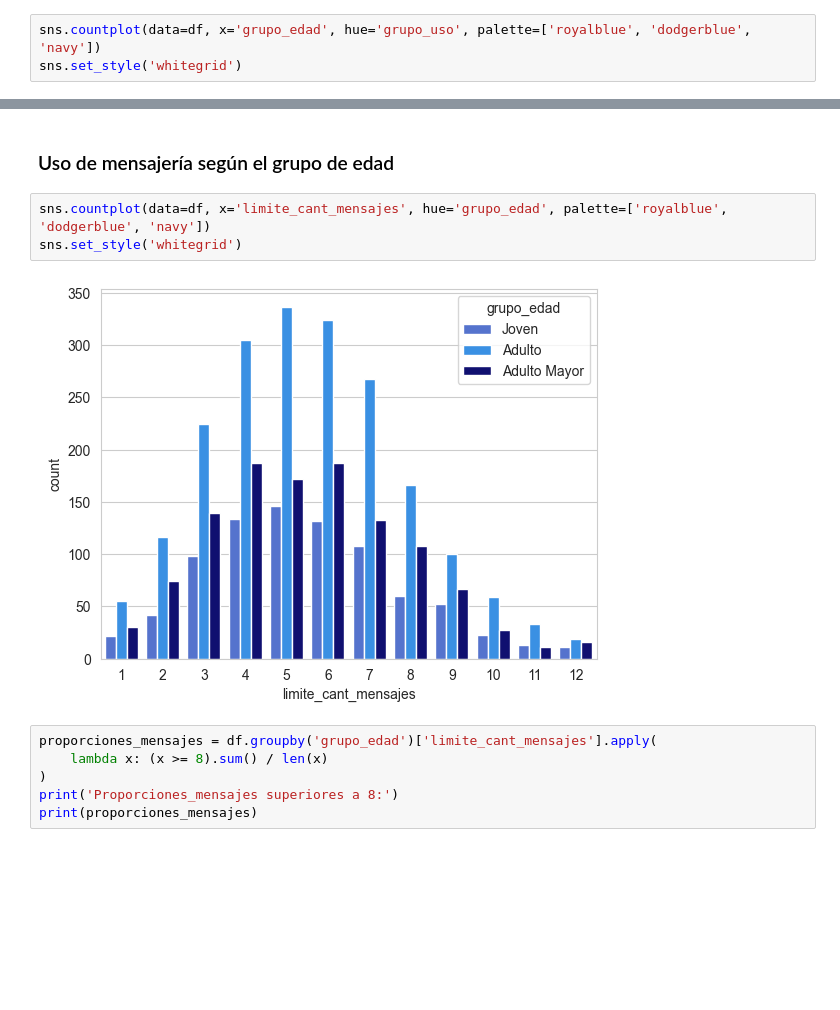
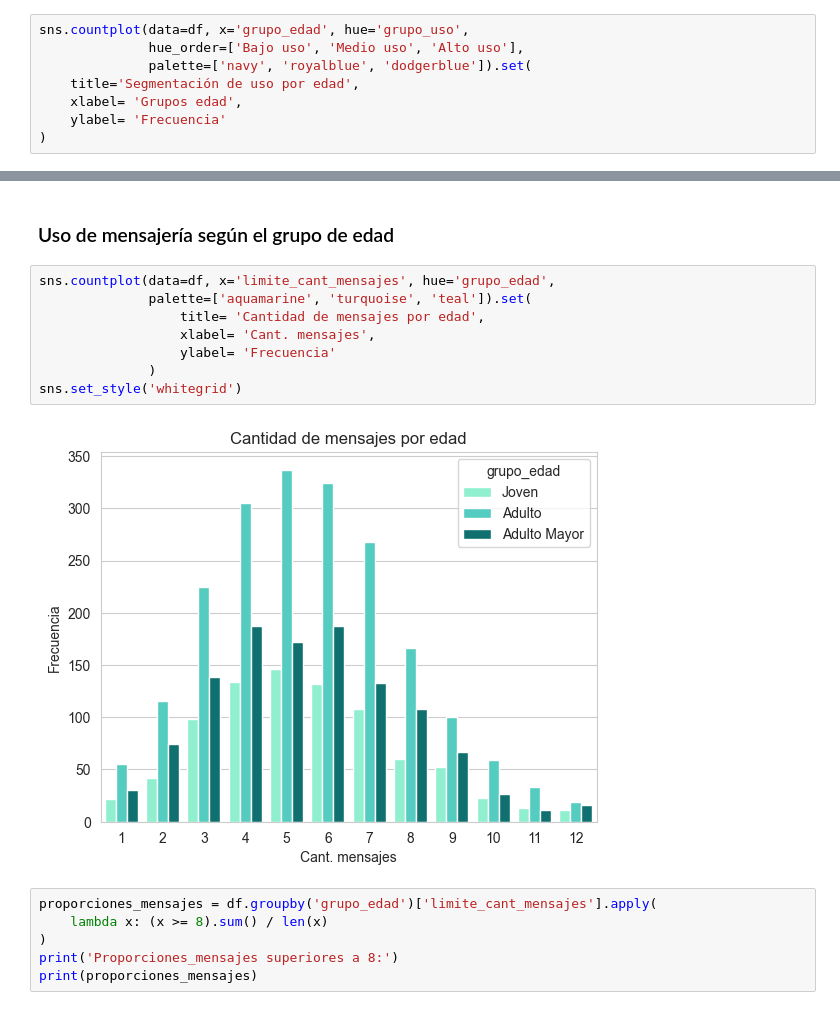
Before and after one commit to RobertoBG1111/connectatel-user-segmentation, a Jupyter notebook: notebooks/03_analisis.ipynb, the cells around one changed output, grey strips where cells are left out. Saved outputs shown, nothing was run; the diff lists cells and outputs as text; blank space fills up the shorter version.

```diff
--- a/notebooks/03_analisis.ipynb
+++ b/notebooks/03_analisis.ipynb
@@ -165,6 +174,11 @@ Los adultos mayores, como se había mencionado anteriormente si adquieren estos
 # %% [markdown]
 ### Comparación de grupos de uso con grupos de edad
 # %%
-sns.countplot(data=df, x='grupo_edad', hue='grupo_uso', palette=['royalblue', 'dodgerblue', 'navy'])
-sns.set_style('whitegrid')
+sns.countplot(data=df, x='grupo_edad', hue='grupo_uso',
+              hue_order=['Bajo uso', 'Medio uso', 'Alto uso'],
+              palette=['navy', 'royalblue', 'dodgerblue']).set(
+    title='Segmentación de uso por edad',
+    xlabel= 'Grupos edad',
+    ylabel= 'Frecuencia'
+)
 # %% [output]
@@ -190,10 +207,15 @@ Por otro lado, los adultos mayores tienen proporcionalmente el mayor bajo uso (2
 # %% [markdown]
 ### Uso de mensajería según el grupo de edad
 # %%
-sns.countplot(data=df, x='limite_cant_mensajes', hue='grupo_edad', palette=['royalblue', 'dodgerblue', 'navy'])
+sns.countplot(data=df, x='limite_cant_mensajes', hue='grupo_edad',
+              palette=['aquamarine', 'turquoise', 'teal']).set(
+                  title= 'Cantidad de mensajes por edad',
+                  xlabel= 'Cant. mensajes',
+                  ylabel= 'Frecuencia'
+              )
 sns.set_style('whitegrid')
 # %% [output]
-[figure, old version]
+[figure, new version]
 # %%
 proporciones_mensajes = df.groupby('grupo_edad')['limite_cant_mensajes'].apply(
     lambda x: (x >= 8).sum() / len(x)
```
Also changed, not shown: parts of 8 cells of this notebook, 9 other files.
